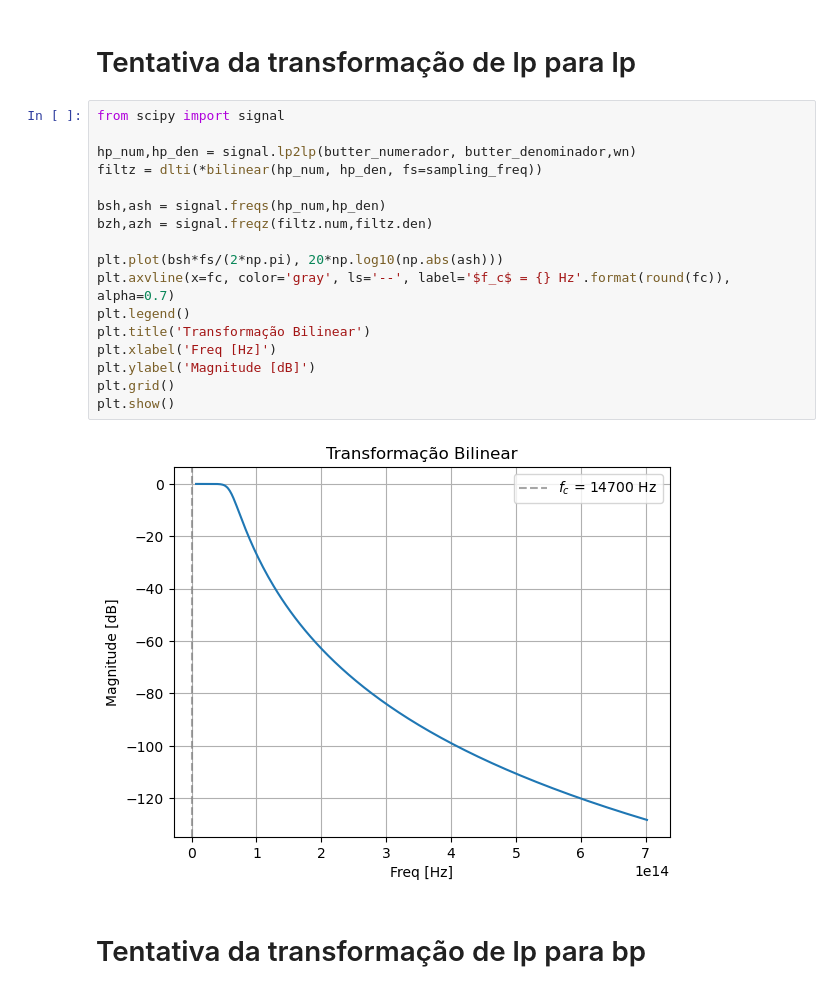
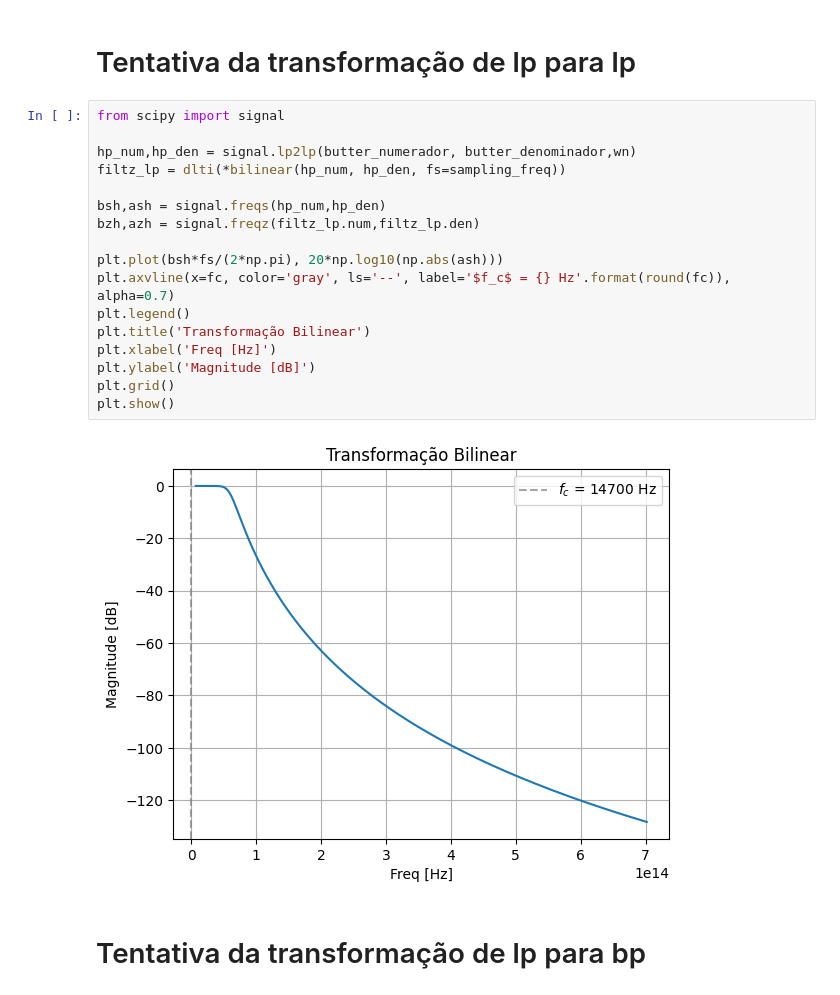
Before and after one commit to pedrohugo-psc/PDS_Trabalho, a Jupyter notebook: filtrobutter.ipynb, the cells around one changed output. Saved outputs shown, nothing was run; the diff lists cells and outputs as text.

```diff
--- a/filtrobutter.ipynb
+++ b/filtrobutter.ipynb
@@ -309,22 +309,22 @@ plt.show()
 # %%
 from scipy import signal
 
 hp_num,hp_den = signal.lp2lp(butter_numerador, butter_denominador,wn)
-filtz = dlti(*bilinear(hp_num, hp_den, fs=sampling_freq))
+filtz_lp = dlti(*bilinear(hp_num, hp_den, fs=sampling_freq))
 
 bsh,ash = signal.freqs(hp_num,hp_den)
-bzh,azh = signal.freqz(filtz.num,filtz.den)
+bzh,azh = signal.freqz(filtz_lp.num,filtz_lp.den)
 
 plt.plot(bsh*fs/(2*np.pi), 20*np.log10(np.abs(ash)))
 plt.axvline(x=fc, color='gray', ls='--', label='$f_c$ = {} Hz'.format(round(fc)), alpha=0.7)
 plt.legend()
 plt.title('Transformação Bilinear')
 plt.xlabel('Freq [Hz]')
 plt.ylabel('Magnitude [dB]')
 plt.grid()
 plt.show()
 # %% [output]
-[figure, old version]
+[figure, new version]
 # %% [markdown]
 # Tentativa da transformação de lp para bp
 # %%
```
Also changed, not shown: parts of 9 cells of this notebook, 2 other files.
